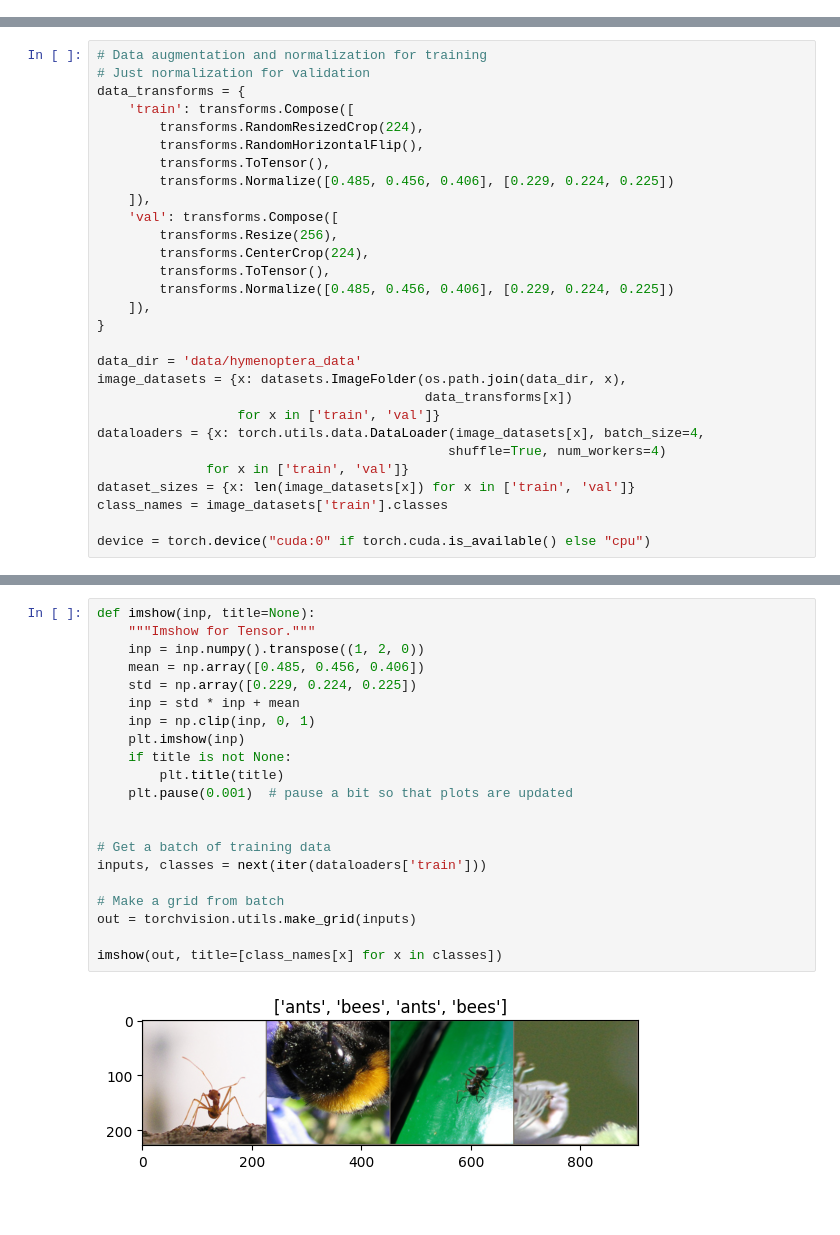
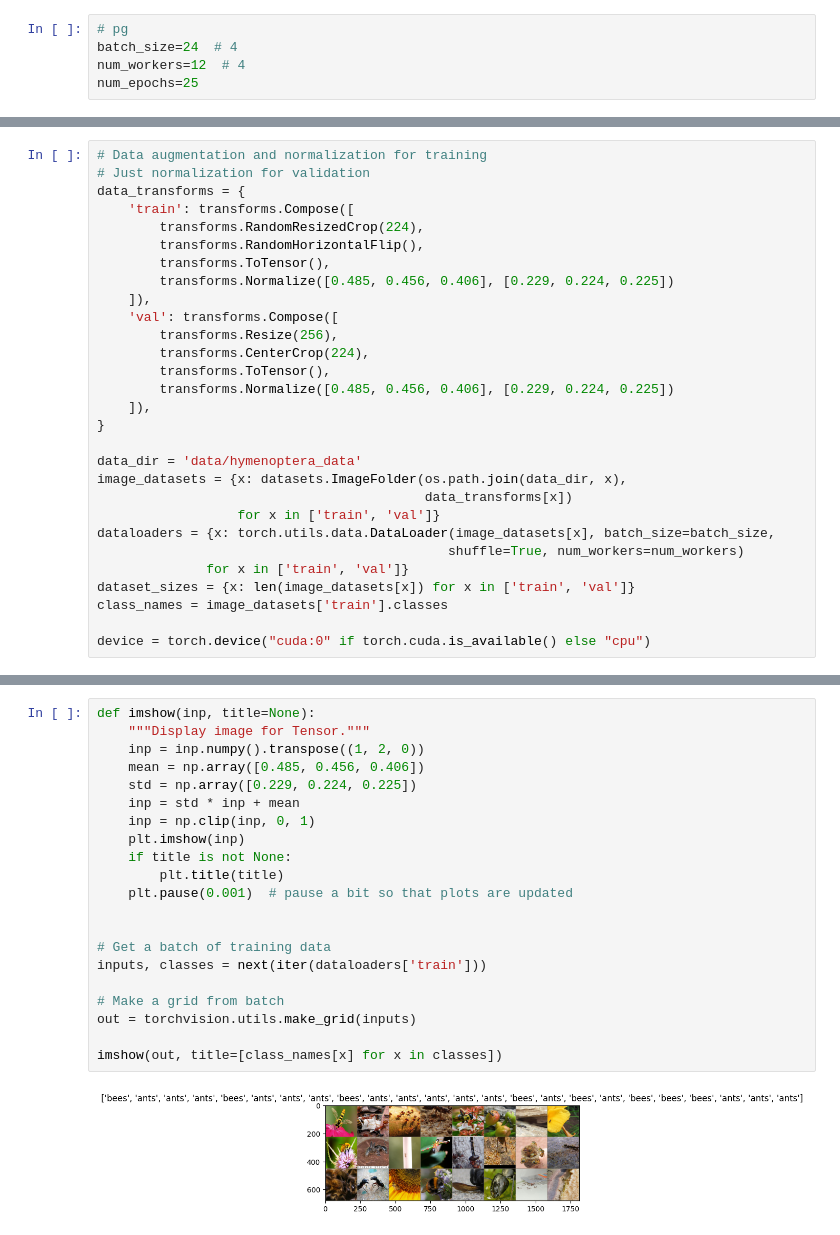
Before and after one commit to LaserBorg/ClassiFiTune, a Jupyter notebook: transfer_learning_tutorial.ipynb, the cells around one changed output, grey strips where cells are left out. Saved outputs shown, nothing was run; the diff lists cells and outputs as text; blank space fills up the shorter version.

```diff
--- a/transfer_learning_tutorial.ipynb
+++ b/transfer_learning_tutorial.ipynb
@@ -51,4 +58,9 @@ import copy
 plt.ion()   # interactive mode
 # %% [output]
 <contextlib.ExitStack at 0x...>
+# %%
+# pg
+batch_size=24  # 4
+num_workers=12  # 4
+num_epochs=25
 # %% [markdown]
@@ -93,8 +104,8 @@ data_dir = 'data/hymenoptera_data'
 image_datasets = {x: datasets.ImageFolder(os.path.join(data_dir, x),
                                           data_transforms[x])
                   for x in ['train', 'val']}
-dataloaders = {x: torch.utils.data.DataLoader(image_datasets[x], batch_size=4,
-                                             shuffle=True, num_workers=4)
+dataloaders = {x: torch.utils.data.DataLoader(image_datasets[x], batch_size=batch_size,
+                                             shuffle=True, num_workers=num_workers)
               for x in ['train', 'val']}
 dataset_sizes = {x: len(image_datasets[x]) for x in ['train', 'val']}
 class_names = image_datasets['train'].classes
@@ -107,25 +117,25 @@ Let's visualize a few training images so as to understand the data
 augmentations.
 # %%
 def imshow(inp, title=None):
-    """Imshow for Tensor."""
+    """Display image for Tensor."""
     inp = inp.numpy().transpose((1, 2, 0))
     mean = np.array([0.485, 0.456, 0.406])
     std = np.array([0.229, 0.224, 0.225])
     inp = std * inp + mean
     inp = np.clip(inp, 0, 1)
     plt.imshow(inp)
     if title is not None:
         plt.title(title)
     plt.pause(0.001)  # pause a bit so that plots are updated
 
 
 # Get a batch of training data
 inputs, classes = next(iter(dataloaders['train']))
 
 # Make a grid from batch
 out = torchvision.utils.make_grid(inputs)
 
 imshow(out, title=[class_names[x] for x in classes])
 # %% [output]
-[figure, old version]
+[figure, new version]
 # %% [markdown]
```
Also changed, not shown: parts of 24 cells of this notebook, 4 other files.
